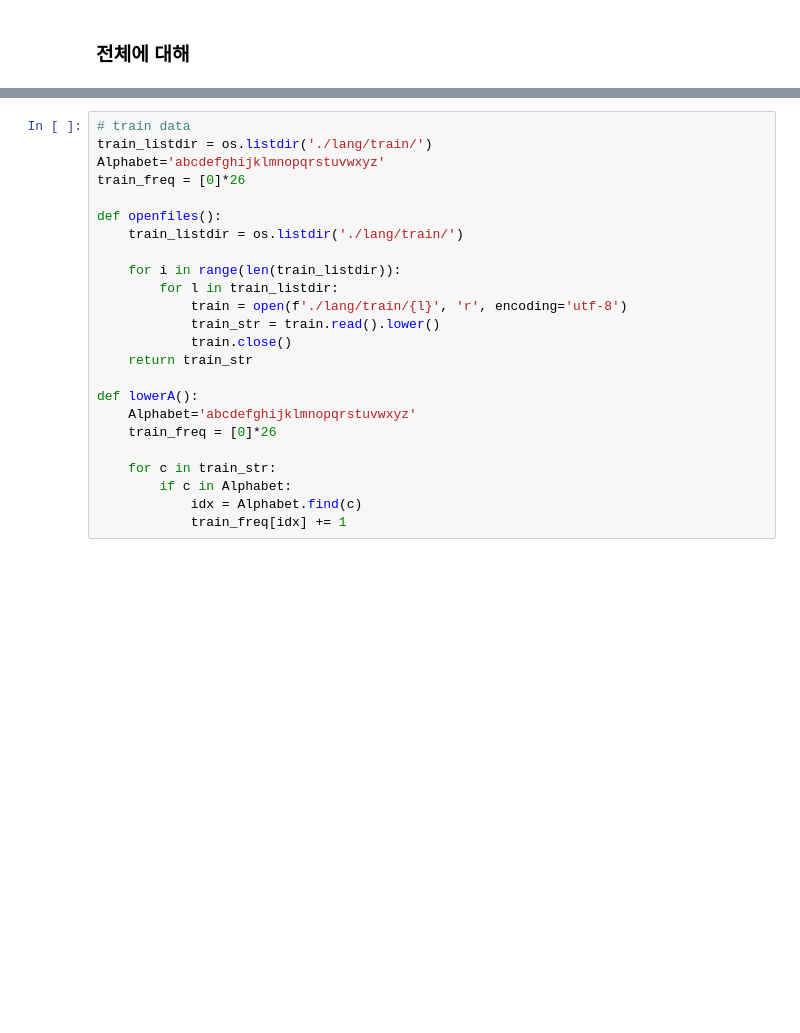
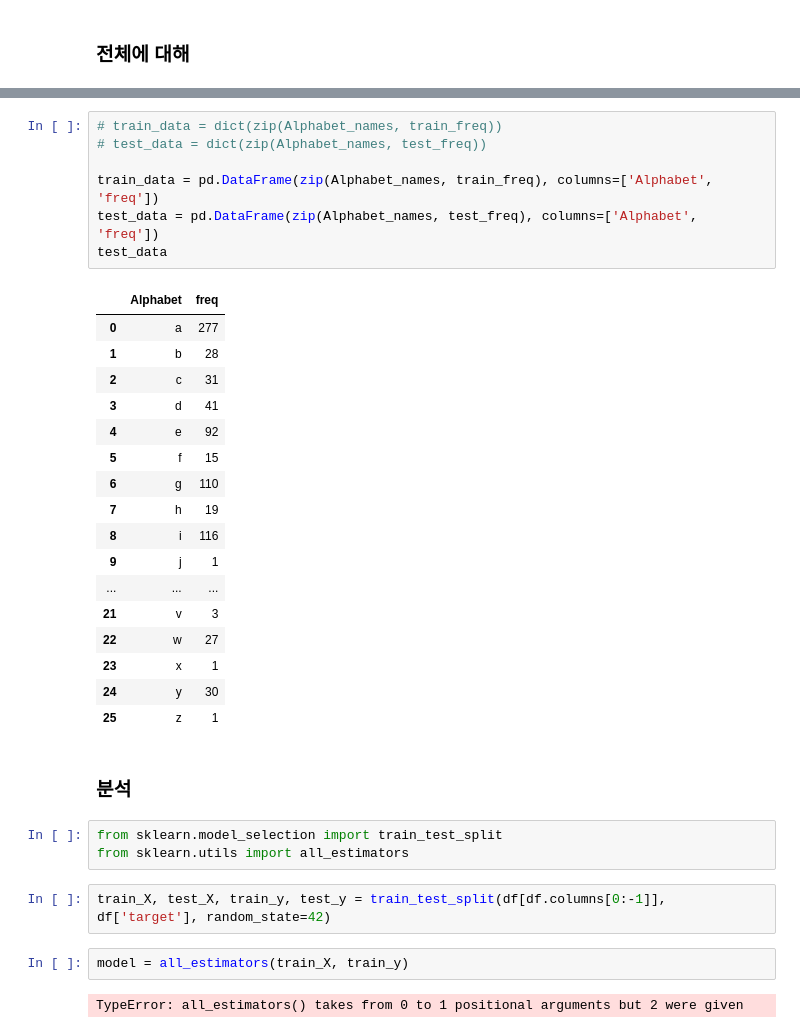
Before and after one commit to qud0511/Machine-Learning, a Jupyter notebook: Kim_ML/study/0905_lang_for문.ipynb, the cells around one changed output, grey strips where cells are left out. Drawn from its saved outputs; the diff is of its cells as text; blank space fills up the shorter version.

```diff
--- a/Kim_ML/study/0905_lang_for문.ipynb
+++ b/Kim_ML/study/0905_lang_for문.ipynb
@@ -99,24 +143,36 @@ for c in train_str:
-# %%
-# train data
-train_listdir = os.listdir('./lang/train/')
-Alphabet='abcdefghijklmnopqrstuvwxyz'
-train_freq = [0]*26
-
-def openfiles():
-    train_listdir = os.listdir('./lang/train/')
-
-    for i in range(len(train_listdir)):
-        for l in train_listdir:
-            train = open(f'./lang/train/{l}', 'r', encoding='utf-8')
-            train_str = train.read().lower()
-            train.close()
-    return train_str
-
-def lowerA():
-    Alphabet='abcdefghijklmnopqrstuvwxyz'
-    train_freq = [0]*26
-
-    for c in train_str:
-        if c in Alphabet:
-            idx = Alphabet.find(c)
-            train_freq[idx] += 1
+# %%
+# train_data = dict(zip(Alphabet_names, train_freq))
+# test_data = dict(zip(Alphabet_names, test_freq))
+
+train_data = pd.DataFrame(zip(Alphabet_names, train_freq), columns=['Alphabet', 'freq'])
+test_data = pd.DataFrame(zip(Alphabet_names, test_freq), columns=['Alphabet', 'freq'])
+test_data
+# %% [output]
+|  | Alphabet | freq |
+| 0 | a | 277 |
+| 1 | b | 28 |
+| 2 | c | 31 |
+| 3 | d | 41 |
+| 4 | e | 92 |
+| 5 | f | 15 |
+| 6 | g | 110 |
+| 7 | h | 19 |
+| 8 | i | 116 |
+| 9 | j | 1 |
+| ... | ... | ... |
+| 21 | v | 3 |
+| 22 | w | 27 |
+| 23 | x | 1 |
+| 24 | y | 30 |
+| 25 | z | 1 |
+# %% [markdown]
+### 분석
+# %%
+from sklearn.model_selection import train_test_split
+from sklearn.utils import all_estimators
+# %%
+train_X, test_X, train_y, test_y = train_test_split(df[df.columns[0:-1]], df['target'], random_state=42)
+# %%
+model = all_estimators(train_X, train_y)
+# %% [output]
+TypeError: all_estimators() takes from 0 to 1 positional arguments but 2 were given
```
Also changed, not shown: parts of 7 cells of this notebook.
